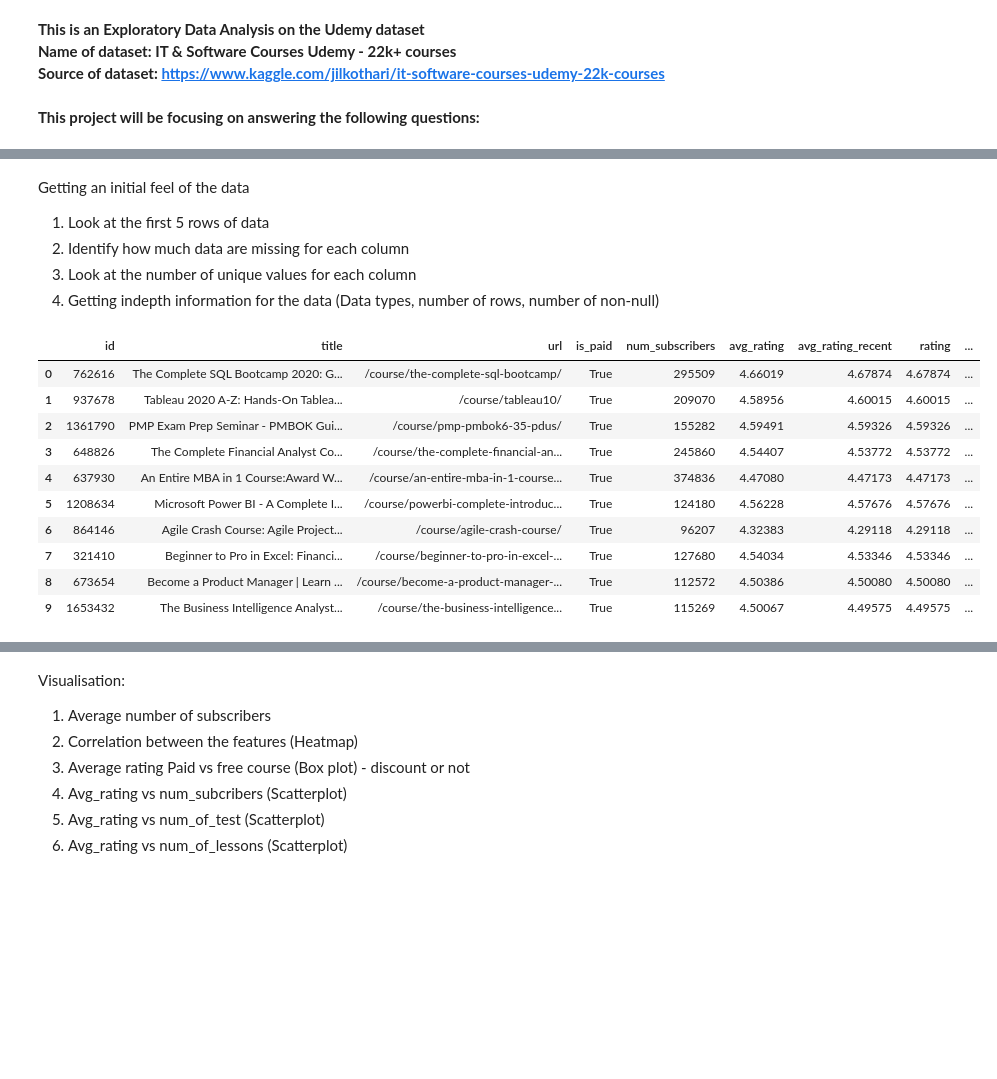
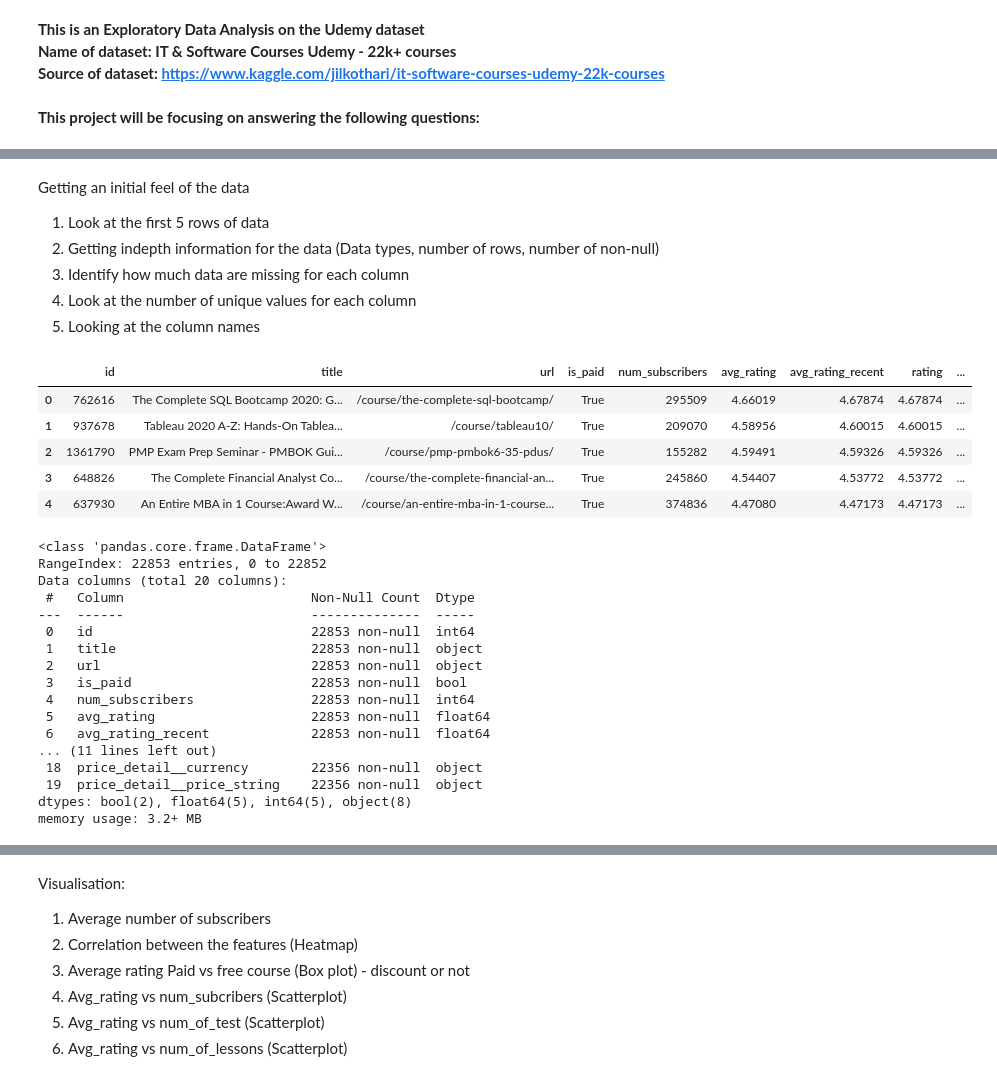
Before and after one commit to wilsonteo00/PortfolioProjects, a Jupyter notebook: End of course article - Udemy.ipynb, the cells around one changed output, grey strips where cells are left out. Drawn from its saved outputs; the diff is of its cells as text; code cells hidden in the pictures; blank space fills up the shorter version.

```diff
--- a/End of course article - Udemy.ipynb
+++ b/End of course article - Udemy.ipynb
@@ -45,31 +47,49 @@ matplotlib.rcParams['figure.figsize'] = (12,8)
 
 # To control visual output
 #pd.set_option('display.max_rows',15)
-# %% [markdown]
-Getting an initial feel of the data
-1. Look at the first 5 rows of data
-2. Identify how much data are missing for each column
-3. Look at the number of unique values for each column
-4. Getting indepth information for the data (Data types, number of rows, number of non-null)
 # %%
 # Importing data from file
 folder_path = "C:/Users/wilso/OneDrive/Desktop/Portfolio_Project/Datasets"
 file = 'Udemy_data.csv'
 
 df = pd.read_csv(folder_path + "/" + file)
+# %% [markdown]
+Getting an initial feel of the data
+1. Look at the first 5 rows of data
+2. Getting indepth information for the data (Data types, number of rows, number of non-null)
+3. Identify how much data are missing for each column
+4. Look at the number of unique values for each column
+5. Looking at the column names
 # %%
 # Initial look at the data
 
-df.head(10)
+df.head()
 # %% [output]
 |  | id | title | url | is_paid | num_subscribers | avg_rating | avg_rating_recent | rating | ... |
 | 0 | 762616 | The Complete SQL Bootcamp 2020: G... | /course/the-complete-sql-bootcamp/ | True | 295509 | 4.66019 | 4.67874 | 4.67874 | ... |
 | 1 | 937678 | Tableau 2020 A-Z: Hands-On Tablea... | /course/tableau10/ | True | 209070 | 4.58956 | 4.60015 | 4.60015 | ... |
 | 2 | 1361790 | PMP Exam Prep Seminar - PMBOK Gui... | /course/pmp-pmbok6-35-pdus/ | True | 155282 | 4.59491 | 4.59326 | 4.59326 | ... |
 | 3 | 648826 | The Complete Financial Analyst Co... | /course/the-complete-financial-an... | True | 245860 | 4.54407 | 4.53772 | 4.53772 | ... |
 | 4 | 637930 | An Entire MBA in 1 Course:Award W... | /course/an-entire-mba-in-1-course... | True | 374836 | 4.47080 | 4.47173 | 4.47173 | ... |
-| 5 | 1208634 | Microsoft Power BI - A Complete I... | /course/powerbi-complete-introduc... | True | 124180 | 4.56228 | 4.57676 | 4.57676 | ... |
-| 6 | 864146 | Agile Crash Course: Agile Project... | /course/agile-crash-course/ | True | 96207 | 4.32383 | 4.29118 | 4.29118 | ... |
-| 7 | 321410 | Beginner to Pro in Excel: Financi... | /course/beginner-to-pro-in-excel-... | True | 127680 | 4.54034 | 4.53346 | 4.53346 | ... |
-| 8 | 673654 | Become a Product Manager | Learn ... | /course/become-a-product-manager-... | True | 112572 | 4.50386 | 4.50080 | 4.50080 | ... |
-| 9 | 1653432 | The Business Intelligence Analyst... | /course/the-business-intelligence... | True | 115269 | 4.50067 | 4.49575 | 4.49575 | ... |
+# %%
+# To get more information about the data
+
+df.info()
+# %% [output]
+<class 'pandas.core.frame.DataFrame'>
+RangeIndex: 22853 entries, 0 to 22852
+Data columns (total 20 columns):
+ #   Column                        Non-Null Count  Dtype
+---  ------                        --------------  -----
+ 0   id                            22853 non-null  int64
+ 1   title                         22853 non-null  object
+ 2   url                           22853 non-null  object
+ 3   is_paid                       22853 non-null  bool
+ 4   num_subscribers               22853 non-null  int64
+ 5   avg_rating                    22853 non-null  float64
+ 6   avg_rating_recent             22853 non-null  float64
+... (11 lines left out)
+ 18  price_detail__currency        22356 non-null  object
+ 19  price_detail__price_string    22356 non-null  object
+dtypes: bool(2), float64(5), int64(5), object(8)
+memory usage: 3.2+ MB
```
Also changed, not shown: parts of 28 cells of this notebook.
